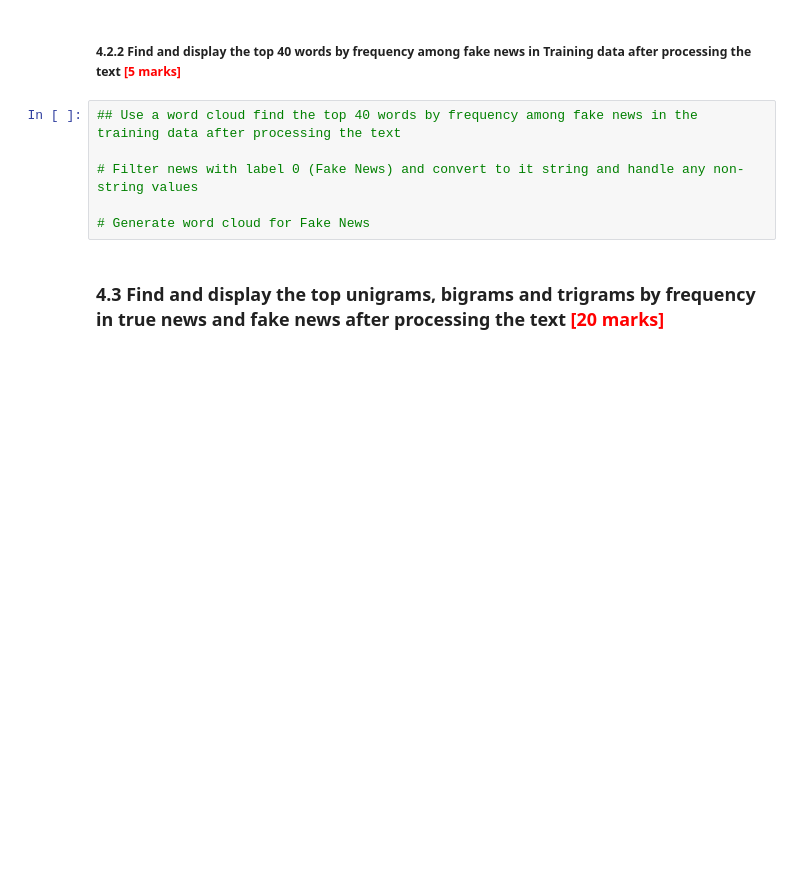
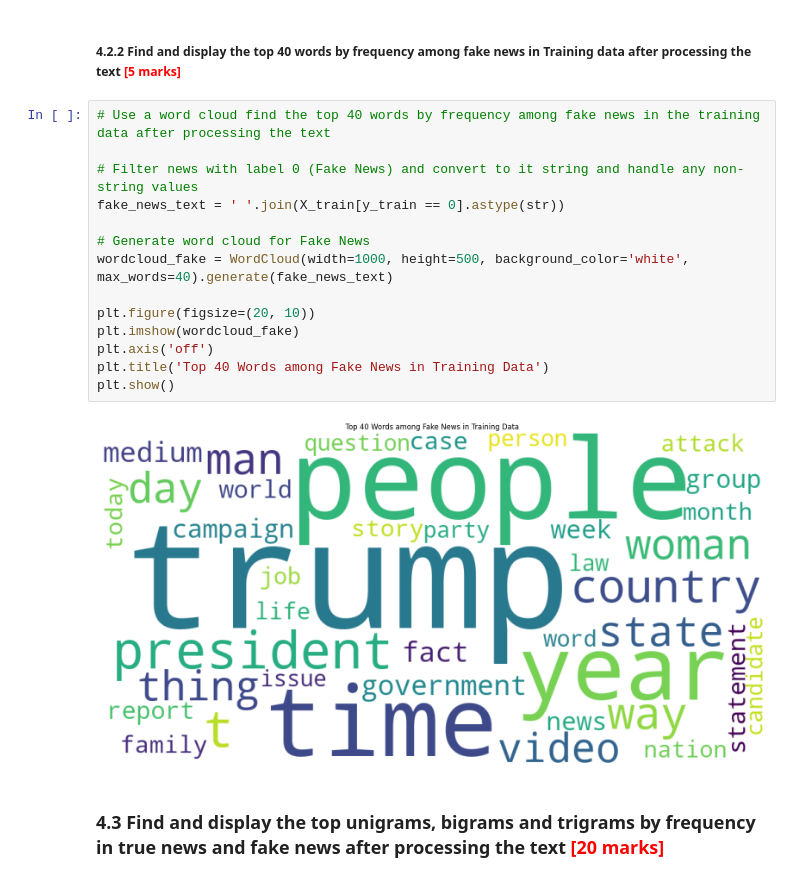
Before and after one commit to gauravkumarsahoo/fake-news-detection, a Jupyter notebook: Fake_News_Detection.ipynb, the cells around one changed output. Cells and saved outputs as stored; diff of their text form; blank space fills up the shorter version.

```diff
--- a/Fake_News_Detection.ipynb
+++ b/Fake_News_Detection.ipynb
@@ -459,11 +492,21 @@ df_clean['lemmatized_text_length'] = df_clean['lemmatized_news_text'].apply(lamb
 # %% [markdown]
 ##### 4.2.2 Find and display the top 40 words by frequency among fake news in Training data after processing the text  <font color = red>[5 marks]</font> <br>
 # %%
-## Use a word cloud find the top 40 words by frequency among fake news in the training data after processing the text
+# Use a word cloud find the top 40 words by frequency among fake news in the training data after processing the text
 
 # Filter news with label 0 (Fake News) and convert to it string and handle any non-string values
+fake_news_text = ' '.join(X_train[y_train == 0].astype(str))
 
 # Generate word cloud for Fake News
+wordcloud_fake = WordCloud(width=1000, height=500, background_color='white', max_words=40).generate(fake_news_text)
+
+plt.figure(figsize=(20, 10))
+plt.imshow(wordcloud_fake)
+plt.axis('off')
+plt.title('Top 40 Words among Fake News in Training Data')
+plt.show()
+# %% [output]
+[figure, added]
 # %% [markdown]
 ### **4.3** Find and display the top unigrams, bigrams and trigrams by frequency in true news and fake news after processing the text  <font color = red>[20 marks]</font> <br>
 # %% [markdown]
```
Also changed, not shown: parts of 58 cells of this notebook.
